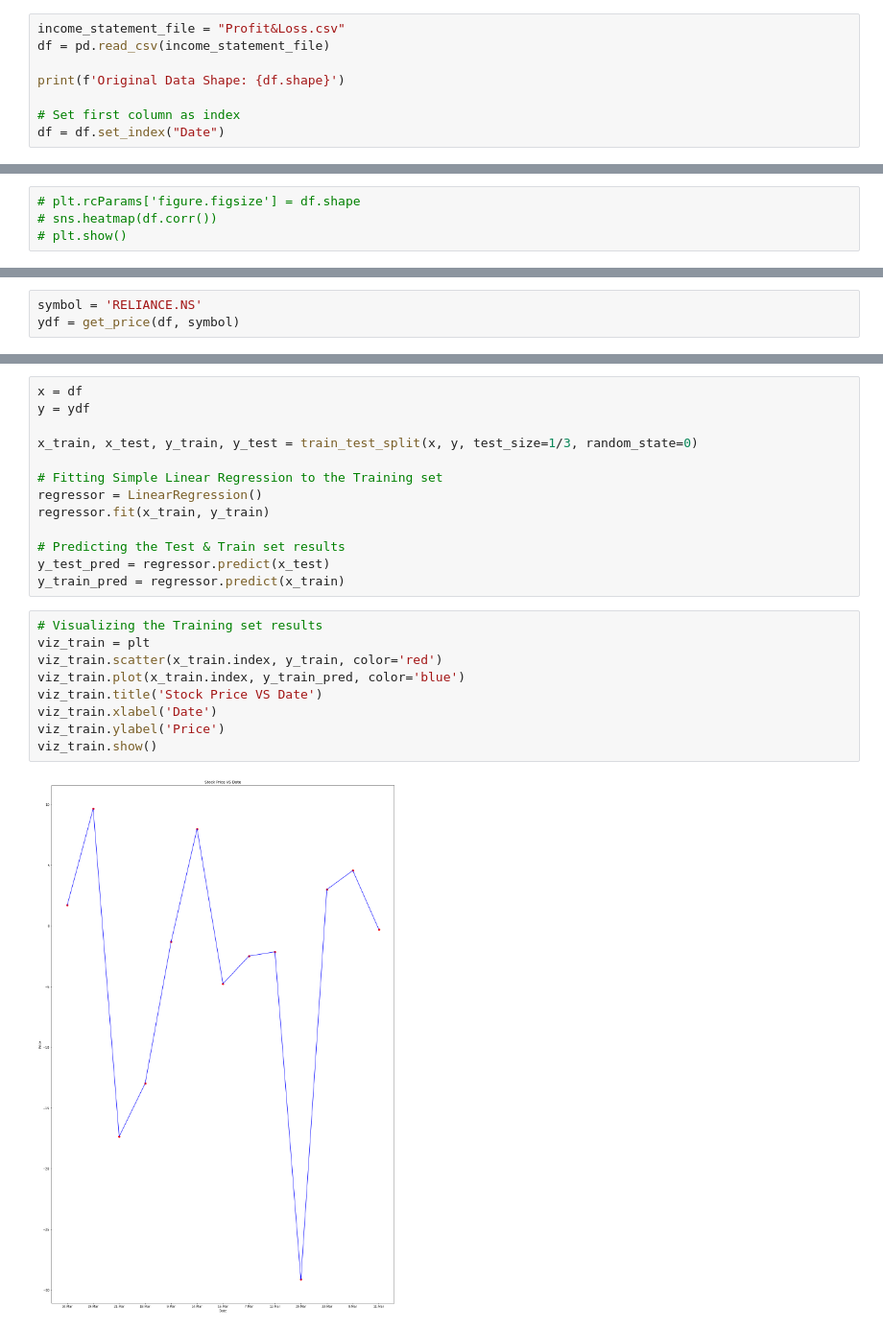
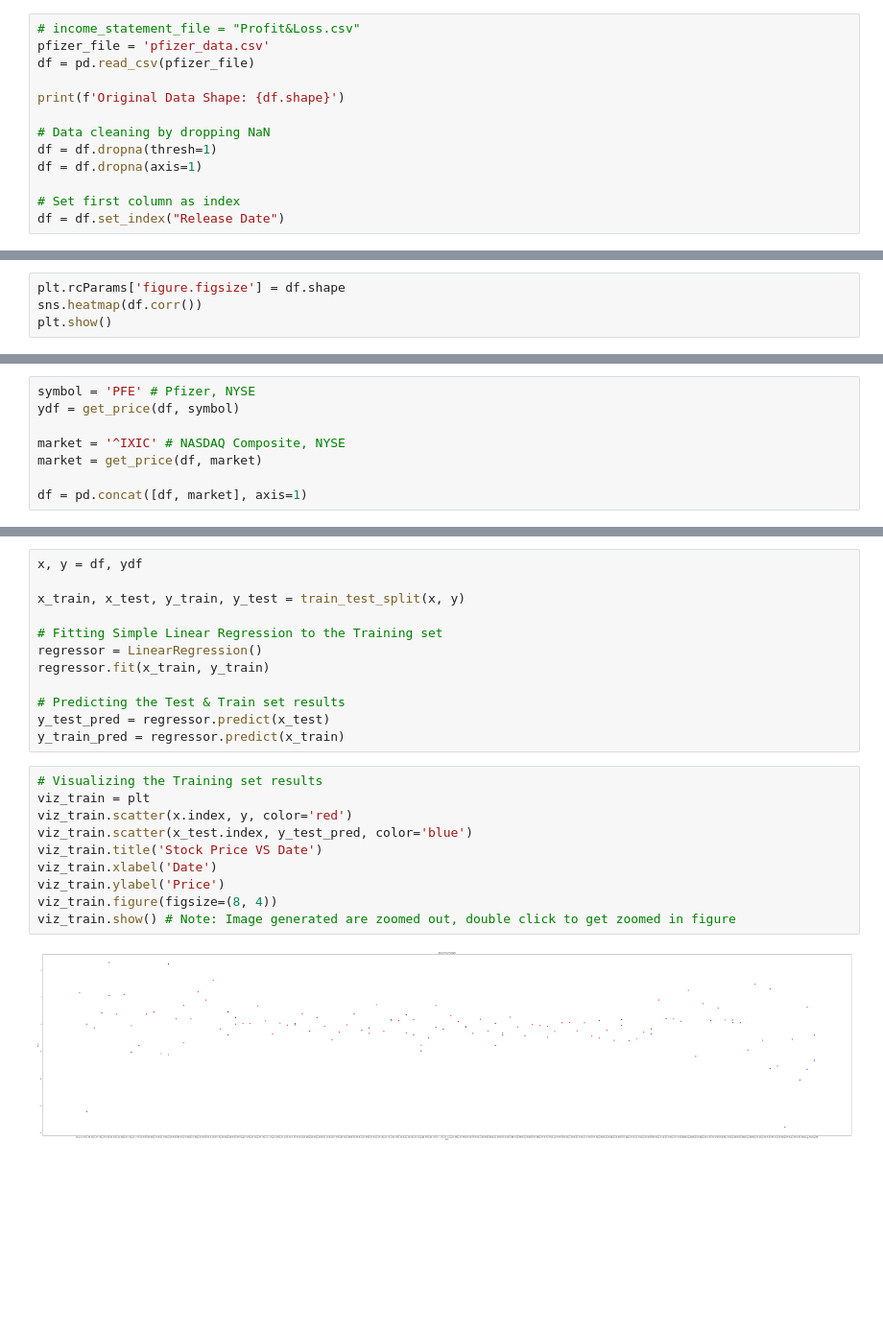
Before and after one commit to qnot/stock-post-finance, a Jupyter notebook: stock_post_finance.ipynb, the cells around one changed output, grey strips where cells are left out. Shown at 96% size. Saved outputs shown, nothing was run; the diff lists cells and outputs as text; blank space fills up the shorter version.

Commit message:
updated to work with finazlied csv for pfizer

```diff
--- a/stock_post_finance.ipynb
+++ b/stock_post_finance.ipynb
@@ -12,9 +12,14 @@ from datetime import datetime
 # %%
-income_statement_file = "Profit&Loss.csv"
-df = pd.read_csv(income_statement_file)
+# income_statement_file = "Profit&Loss.csv"
+pfizer_file = 'pfizer_data.csv'
+df = pd.read_csv(pfizer_file)
 
 print(f'Original Data Shape: {df.shape}')
 
+# Data cleaning by dropping NaN
+df = df.dropna(thresh=1)
+df = df.dropna(axis=1)
+
 # Set first column as index
-df = df.set_index("Date")
+df = df.set_index("Release Date")
 # %% [output]
@@ -59,4 +78,4 @@ Uncorelated Data Shape: (20, 31)
 # %%
-# plt.rcParams['figure.figsize'] = df.shape
-# sns.heatmap(df.corr())
-# plt.show()
+plt.rcParams['figure.figsize'] = df.shape
+sns.heatmap(df.corr())
+plt.show()
@@ -95,4 +101,9 @@ def get_price(df, symbol):
     return y_df
 # %%
-symbol = 'RELIANCE.NS'
+symbol = 'PFE' # Pfizer, NYSE
 ydf = get_price(df, symbol)
+
+market = '^IXIC' # NASDAQ Composite, NYSE
+market = get_price(df, market)
+
+df = pd.concat([df, market], axis=1)
@@ -99,8 +127,7 @@ ydf = get_price(df, symbol)
 # %%
-x = df
-y = ydf
+x, y = df, ydf
 
-x_train, x_test, y_train, y_test = train_test_split(x, y, test_size=1/3, random_state=0)
+x_train, x_test, y_train, y_test = train_test_split(x, y)
 
 # Fitting Simple Linear Regression to the Training set
 regressor = LinearRegression()
@@ -112,11 +139,12 @@ y_train_pred = regressor.predict(x_train)
 # %%
 # Visualizing the Training set results
 viz_train = plt
-viz_train.scatter(x_train.index, y_train, color='red')
-viz_train.plot(x_train.index, y_train_pred, color='blue')
+viz_train.scatter(x.index, y, color='red')
+viz_train.scatter(x_test.index, y_test_pred, color='blue')
 viz_train.title('Stock Price VS Date')
 viz_train.xlabel('Date')
 viz_train.ylabel('Price')
-viz_train.show()
+viz_train.figure(figsize=(8, 4))
+viz_train.show() # Note: Image generated are zoomed out, double click to get zoomed in figure
 # %% [output]
-[figure, old version]
+[figure, new version]
```
Also changed, not shown: parts of 9 cells of this notebook, 1 other file.
